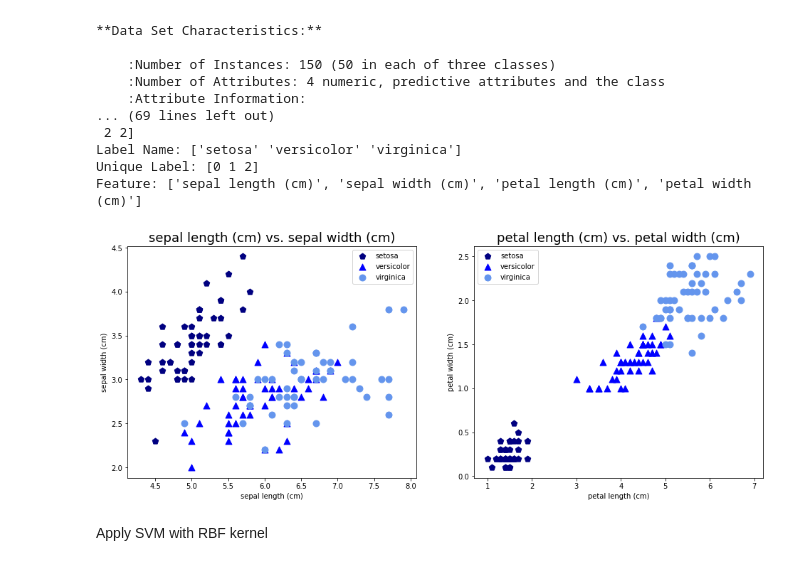
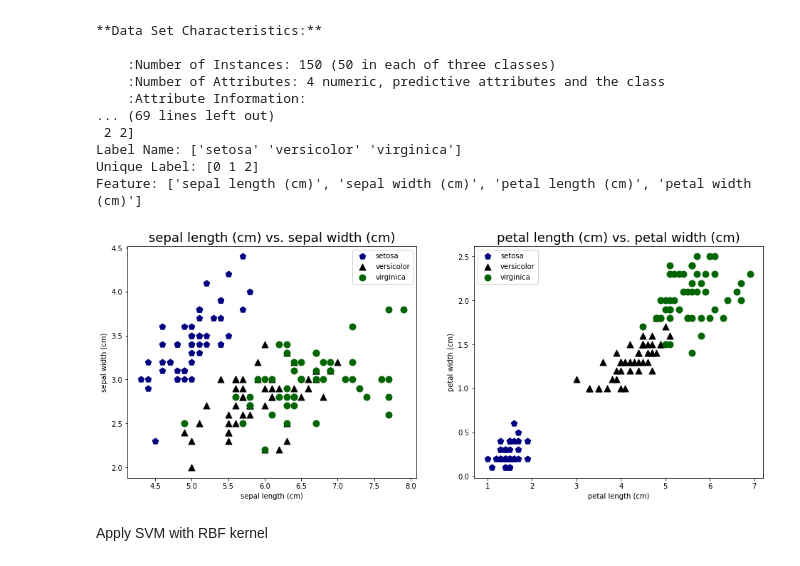
Before and after one commit to jchen8000/MLDLWithPython, a Jupyter notebook: 4_06_Support_Vector_Machine/Support_Vector_Machine_Introduction.ipynb, the cells around one changed output. Drawn from its saved outputs; the diff is of its cells as text; code cells hidden in the pictures.

```diff
--- a/4_06_Support_Vector_Machine/Support_Vector_Machine_Introduction.ipynb
+++ b/4_06_Support_Vector_Machine/Support_Vector_Machine_Introduction.ipynb
@@ -20,8 +20,8 @@ X, y = datasets.make_blobs(n_samples=20, centers=2,
                   random_state=6)
 
 # plotting scatters
-colors = {0: 'navy', 1: 'blue'}
-markers = {0: 'x', 1: '^'}
+colors = {0: 'navy', 1: 'black'}
+markers = {0: '*', 1: '^'}
 plt.figure(1, figsize=(8,6))
 for g in np.unique(y):
     ix = np.where(y == g)
@@ -170,27 +170,27 @@ Feature: ['sepal length (cm)', 'sepal width (cm)', 'petal length (cm)', 'petal w
 # %%
 # Show IRIS data
 def show_iris(feature1, feature2):
-    colors = {0: 'navy', 1: 'blue', 2: 'cornflowerblue'}
+    colors = {0: 'navy', 1: 'black', 2: 'darkgreen'}
     markers = {0: 'p', 1: '^', 2: 'o'}
     n_samples = len(iris.target)
     for t in set(iris.target):
         x = [iris.data[i,feature1] for i in range(n_samples) if iris.target[i]==t]
         y = [iris.data[i,feature2] for i in range(n_samples) if iris.target[i]==t]
         plt.scatter(x, y, c=colors[t],s=80, marker=markers[t], label=iris.target_names[t])
     plt.xlabel(iris.feature_names[feature1])
     plt.ylabel(iris.feature_names[feature2])
     plt.title(iris.feature_names[feature1] + " vs. " + iris.feature_names[feature2], fontsize=18)
     plt.legend(iris.target_names)
 
 fig = plt.figure(figsize=(16, 6))
 plt.subplot(1, 2, 1)
 show_iris(0, 1)
 plt.subplot(1, 2, 2)
 show_iris(2, 3)
 plt.savefig("iris_dataset.svg", format="svg", transparent=True, bbox_inches='tight')
 plt.show()
 # %% [output]
-[figure, old version]
+[figure, new version]
 # %%
 X_train, X_test, y_train, y_test = \
 model_selection.train_test_split(iris.data,
```
Also changed, not shown: parts of 7 cells of this notebook.
